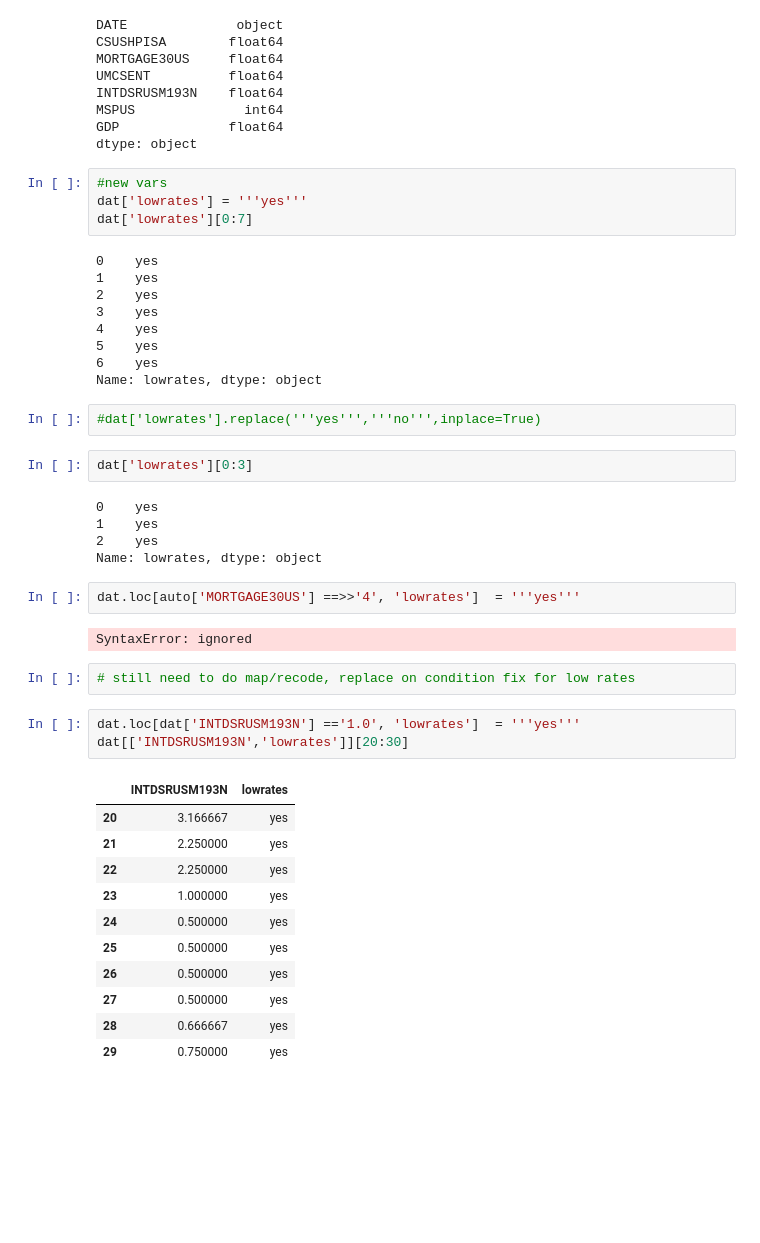
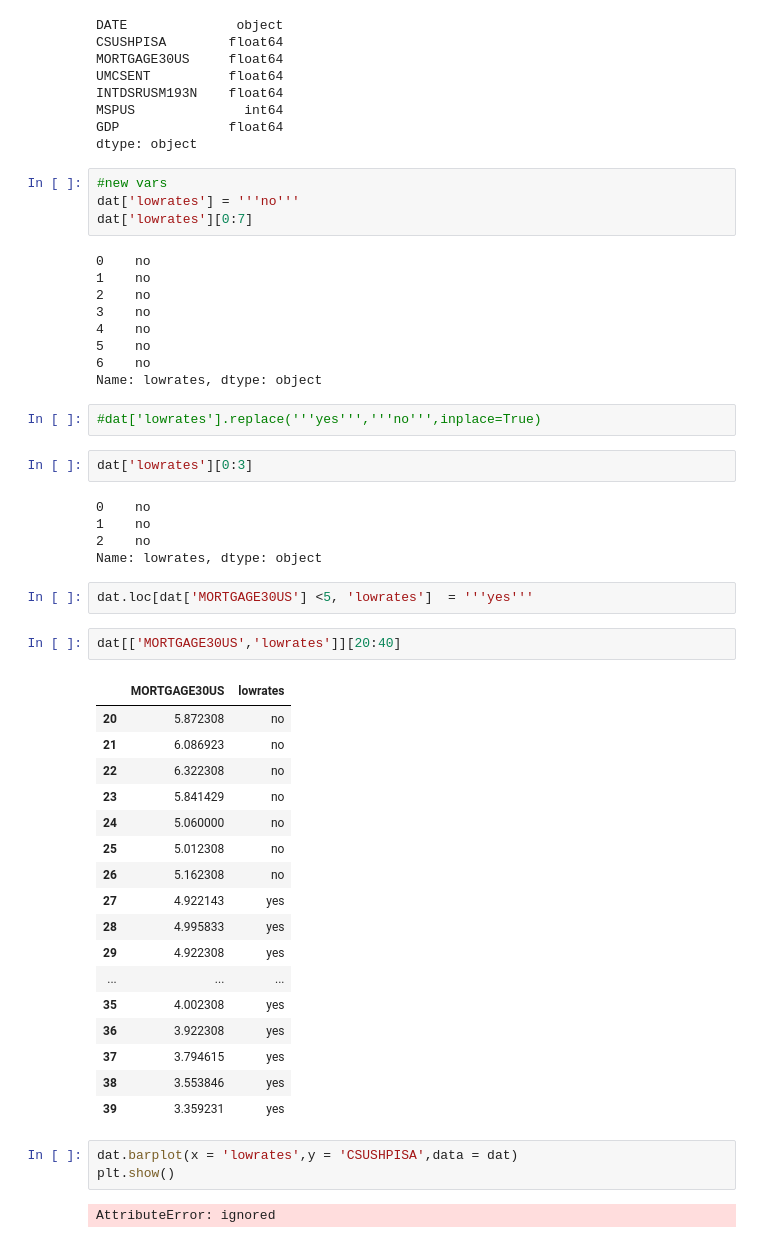
Before and after one commit to jmccahill5/datman, a Jupyter notebook: PS2.ipynb, the cells around one changed output. Saved outputs shown, nothing was run; the diff lists cells and outputs as text; blank space fills up the shorter version.

Commit message:
Almost finished, just need to fix bar graph code

```diff
--- a/PS2.ipynb
+++ b/PS2.ipynb
@@ -216,44 +216,50 @@ GDP              float64
 dtype: object
 # %%
 #new vars
-dat['lowrates'] = '''yes'''
+dat['lowrates'] = '''no'''
 dat['lowrates'][0:7]
 # %% [output]
-0    yes
-1    yes
-2    yes
-3    yes
-4    yes
-5    yes
-6    yes
+0    no
+1    no
+2    no
+3    no
+4    no
+5    no
+6    no
 Name: lowrates, dtype: object
 # %%
 #dat['lowrates'].replace('''yes''','''no''',inplace=True)
 # %%
 dat['lowrates'][0:3]
 # %% [output]
-0    yes
-1    yes
-2    yes
+0    no
+1    no
+2    no
 Name: lowrates, dtype: object
 # %%
-dat.loc[auto['MORTGAGE30US'] ==>>'4', 'lowrates']  = '''yes'''
+dat.loc[dat['MORTGAGE30US'] <5, 'lowrates']  = '''yes'''
-# %% [output]
-SyntaxError: ignored
-# %%
-# still need to do map/recode, replace on condition fix for low rates
-# %%
-dat.loc[dat['INTDSRUSM193N'] =='1.0', 'lowrates']  = '''yes'''
-dat[['INTDSRUSM193N','lowrates']][20:30]
-# %% [output]
-|  | INTDSRUSM193N | lowrates |
-| 20 | 3.166667 | yes |
-| 21 | 2.250000 | yes |
-| 22 | 2.250000 | yes |
-| 23 | 1.000000 | yes |
-| 24 | 0.500000 | yes |
-| 25 | 0.500000 | yes |
-| 26 | 0.500000 | yes |
-| 27 | 0.500000 | yes |
-| 28 | 0.666667 | yes |
-| 29 | 0.750000 | yes |
+# %%
+dat[['MORTGAGE30US','lowrates']][20:40]
+# %% [output]
+|  | MORTGAGE30US | lowrates |
+| 20 | 5.872308 | no |
+| 21 | 6.086923 | no |
+| 22 | 6.322308 | no |
+| 23 | 5.841429 | no |
+| 24 | 5.060000 | no |
+| 25 | 5.012308 | no |
+| 26 | 5.162308 | no |
+| 27 | 4.922143 | yes |
+| 28 | 4.995833 | yes |
+| 29 | 4.922308 | yes |
+| ... | ... | ... |
+| 35 | 4.002308 | yes |
+| 36 | 3.922308 | yes |
+| 37 | 3.794615 | yes |
+| 38 | 3.553846 | yes |
+| 39 | 3.359231 | yes |
+# %%
+dat.barplot(x = 'lowrates',y = 'CSUSHPISA',data = dat)
+plt.show()
+# %% [output]
+AttributeError: ignored
```
Also changed, not shown: parts of 1 cell of this notebook.
